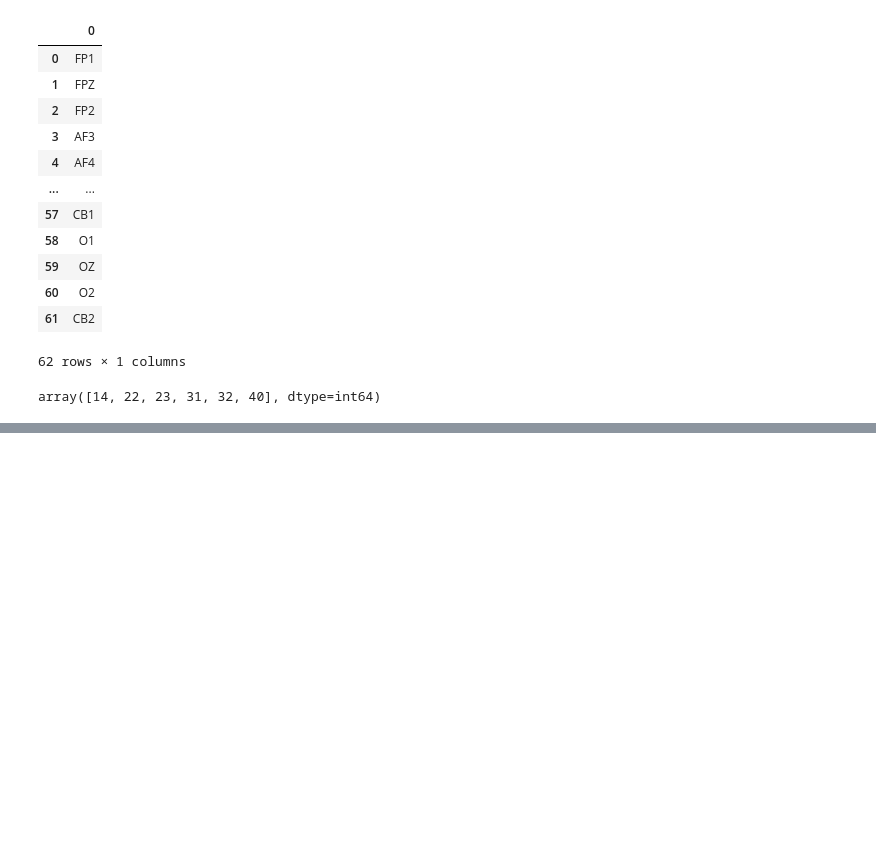
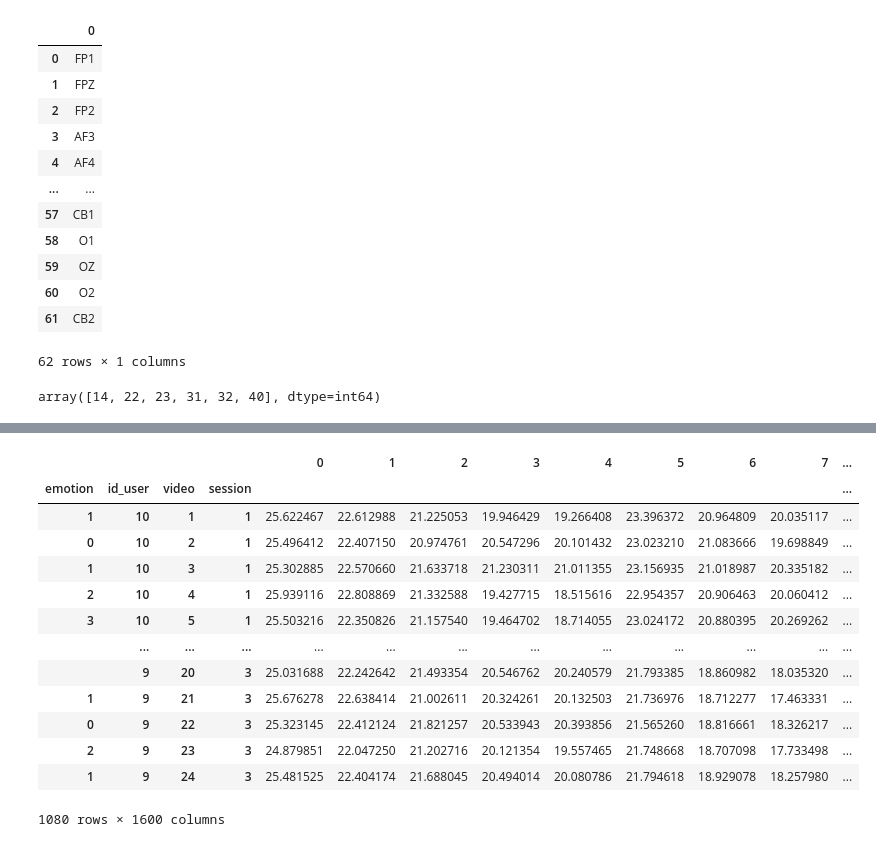
Before and after one commit to Sant0S22/eeg_emotion_recognition, a Jupyter notebook: FVAB_DATASET.ipynb, the cells around one changed output, grey strips where cells are left out. Cells and saved outputs as stored; diff of their text form; code cells hidden in the pictures; blank space fills up the shorter version.

```diff
--- a/FVAB_DATASET.ipynb
+++ b/FVAB_DATASET.ipynb
@@ -317,6 +317,7 @@ df_de = pd.DataFrame()
 df_asm = pd.DataFrame()
 df_dasm = pd.DataFrame()
 scaler = StandardScaler()
+directory = os.path.join(directory, 'eeg_raw_data')
 if os.path.exists(directory):
     lista_cartella_main = os.listdir(directory)
     #For che Scansiona le cartelle delle sessioni
@@ -506,21 +507,3 @@ numero_riga = np.array(channel_order[channel_order[0].isin(['FT7','FT8','T7', 'T
 numero_riga
 # %% [output]
 array([14, 22, 23, 31, 32, 40], dtype=int64)
-# %%
-pd_de = pd.DataFrame()
-for key in de_LDS_key:
-    tmp_d = data[key]
-    tmp_d
-
-
-#    print(tmp_d[numero_riga][:][:].shape)
-#    print(tmp_d.shape[1])
-#    for i in range(1,tmp_d.shape[1]):
-#        tmp = pd.DataFrame(tmp_d[numero_riga][i])
-#        print(tmp.shape)
-#
-#
-#    for x in tmp_d[numero_riga][:][:]:
-#        tmp = pd.DataFrame(x)
-#
-#        pd_de = pd.concat([pd_de,tmp])
@@ -551,0 +605,17 @@ pd_de
+# %%
+pd_de.set_index(["emotion","id_user","video","session"])
+# %% [output]
+|  |  |  |  | 0 | 1 | 2 | 3 | 4 | 5 | 6 | 7 | ... |
+| emotion | id_user | video | session |  |  |  |  |  |  |  |  | ... |
+| 1 | 10 | 1 | 1 | 25.622467 | 22.612988 | 21.225053 | 19.946429 | 19.266408 | 23.396372 | 20.964809 | 20.035117 | ... |
+| 0 | 10 | 2 | 1 | 25.496412 | 22.407150 | 20.974761 | 20.547296 | 20.101432 | 23.023210 | 21.083666 | 19.698849 | ... |
+| 1 | 10 | 3 | 1 | 25.302885 | 22.570660 | 21.633718 | 21.230311 | 21.011355 | 23.156935 | 21.018987 | 20.335182 | ... |
+| 2 | 10 | 4 | 1 | 25.939116 | 22.808869 | 21.332588 | 19.427715 | 18.515616 | 22.954357 | 20.906463 | 20.060412 | ... |
+| 3 | 10 | 5 | 1 | 25.503216 | 22.350826 | 21.157540 | 19.464702 | 18.714055 | 23.024172 | 20.880395 | 20.269262 | ... |
+|  | ... | ... | ... | ... | ... | ... | ... | ... | ... | ... | ... | ... |
+|  | 9 | 20 | 3 | 25.031688 | 22.242642 | 21.493354 | 20.546762 | 20.240579 | 21.793385 | 18.860982 | 18.035320 | ... |
+| 1 | 9 | 21 | 3 | 25.676278 | 22.638414 | 21.002611 | 20.324261 | 20.132503 | 21.736976 | 18.712277 | 17.463331 | ... |
+| 0 | 9 | 22 | 3 | 25.323145 | 22.412124 | 21.821257 | 20.533943 | 20.393856 | 21.565260 | 18.816661 | 18.326217 | ... |
+| 2 | 9 | 23 | 3 | 24.879851 | 22.047250 | 21.202716 | 20.121354 | 19.557465 | 21.748668 | 18.707098 | 17.733498 | ... |
+| 1 | 9 | 24 | 3 | 25.481525 | 22.404174 | 21.688045 | 20.494014 | 20.080786 | 21.794618 | 18.929078 | 18.257980 | ... |
+1080 rows × 1600 columns
```
Also changed, not shown: parts of 6 cells of this notebook.
